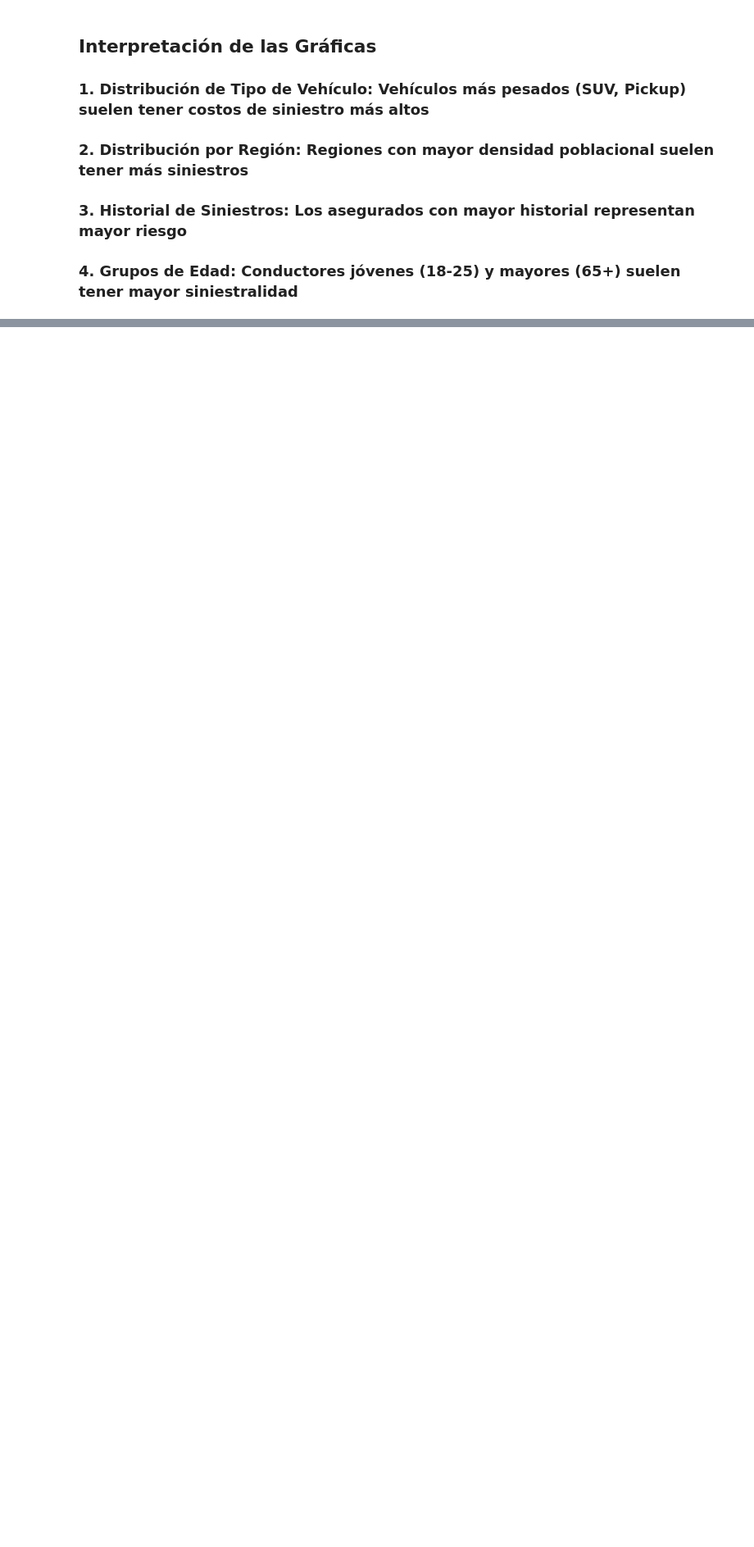
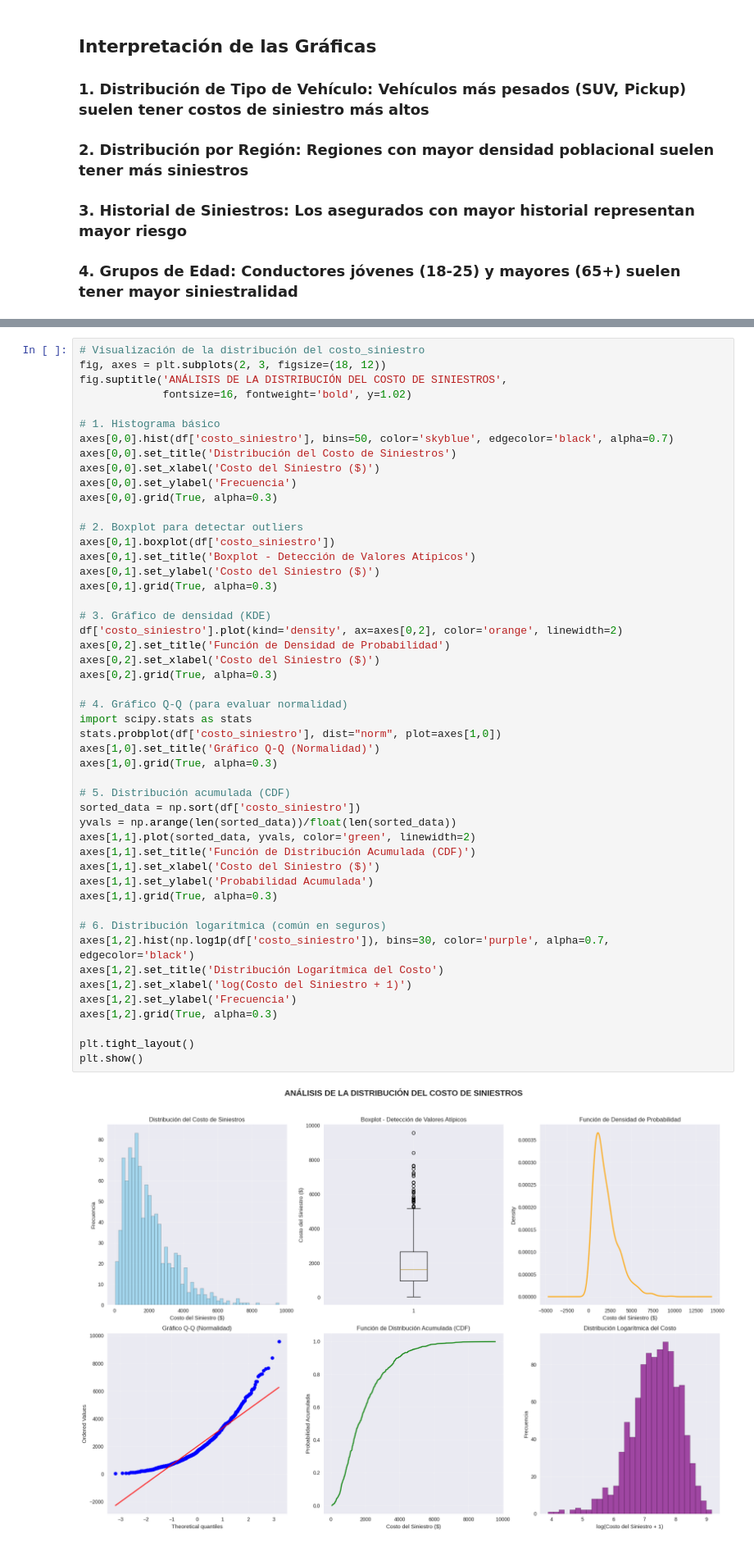
Before and after one commit to D4n0nin0/mlops-severidad-siniestros-actuariales, a Jupyter notebook: notebooks/01_EDA_Siniestros_Actuariales.ipynb, the cells around one changed output, grey strips where cells are left out. Shown at 82% size. Cells and saved outputs as stored; diff of their text form; blank space fills up the shorter version.

```diff
--- a/notebooks/01_EDA_Siniestros_Actuariales.ipynb
+++ b/notebooks/01_EDA_Siniestros_Actuariales.ipynb
@@ -155,0 +200,51 @@ plt.show()
+# %%
+# Visualización de la distribución del costo_siniestro
+fig, axes = plt.subplots(2, 3, figsize=(18, 12))
+fig.suptitle('ANÁLISIS DE LA DISTRIBUCIÓN DEL COSTO DE SINIESTROS',
+             fontsize=16, fontweight='bold', y=1.02)
+
+# 1. Histograma básico
+axes[0,0].hist(df['costo_siniestro'], bins=50, color='skyblue', edgecolor='black', alpha=0.7)
+axes[0,0].set_title('Distribución del Costo de Siniestros')
+axes[0,0].set_xlabel('Costo del Siniestro ($)')
+axes[0,0].set_ylabel('Frecuencia')
+axes[0,0].grid(True, alpha=0.3)
+
+# 2. Boxplot para detectar outliers
+axes[0,1].boxplot(df['costo_siniestro'])
+axes[0,1].set_title('Boxplot - Detección de Valores Atípicos')
+axes[0,1].set_ylabel('Costo del Siniestro ($)')
+axes[0,1].grid(True, alpha=0.3)
+
+# 3. Gráfico de densidad (KDE)
+df['costo_siniestro'].plot(kind='density', ax=axes[0,2], color='orange', linewidth=2)
+axes[0,2].set_title('Función de Densidad de Probabilidad')
+axes[0,2].set_xlabel('Costo del Siniestro ($)')
+axes[0,2].grid(True, alpha=0.3)
+
+# 4. Gráfico Q-Q (para evaluar normalidad)
+import scipy.stats as stats
+stats.probplot(df['costo_siniestro'], dist="norm", plot=axes[1,0])
+axes[1,0].set_title('Gráfico Q-Q (Normalidad)')
+axes[1,0].grid(True, alpha=0.3)
+
+# 5. Distribución acumulada (CDF)
+sorted_data = np.sort(df['costo_siniestro'])
+yvals = np.arange(len(sorted_data))/float(len(sorted_data))
+axes[1,1].plot(sorted_data, yvals, color='green', linewidth=2)
+axes[1,1].set_title('Función de Distribución Acumulada (CDF)')
+axes[1,1].set_xlabel('Costo del Siniestro ($)')
+axes[1,1].set_ylabel('Probabilidad Acumulada')
+axes[1,1].grid(True, alpha=0.3)
+
+# 6. Distribución logarítmica (común en seguros)
+axes[1,2].hist(np.log1p(df['costo_siniestro']), bins=30, color='purple', alpha=0.7, edgecolor='black')
+axes[1,2].set_title('Distribución Logarítmica del Costo')
+axes[1,2].set_xlabel('log(Costo del Siniestro + 1)')
+axes[1,2].set_ylabel('Frecuencia')
+axes[1,2].grid(True, alpha=0.3)
+
+plt.tight_layout()
+plt.show()
+# %% [output]
+[figure, added]
```
Also changed, not shown: parts of 6 cells of this notebook.
